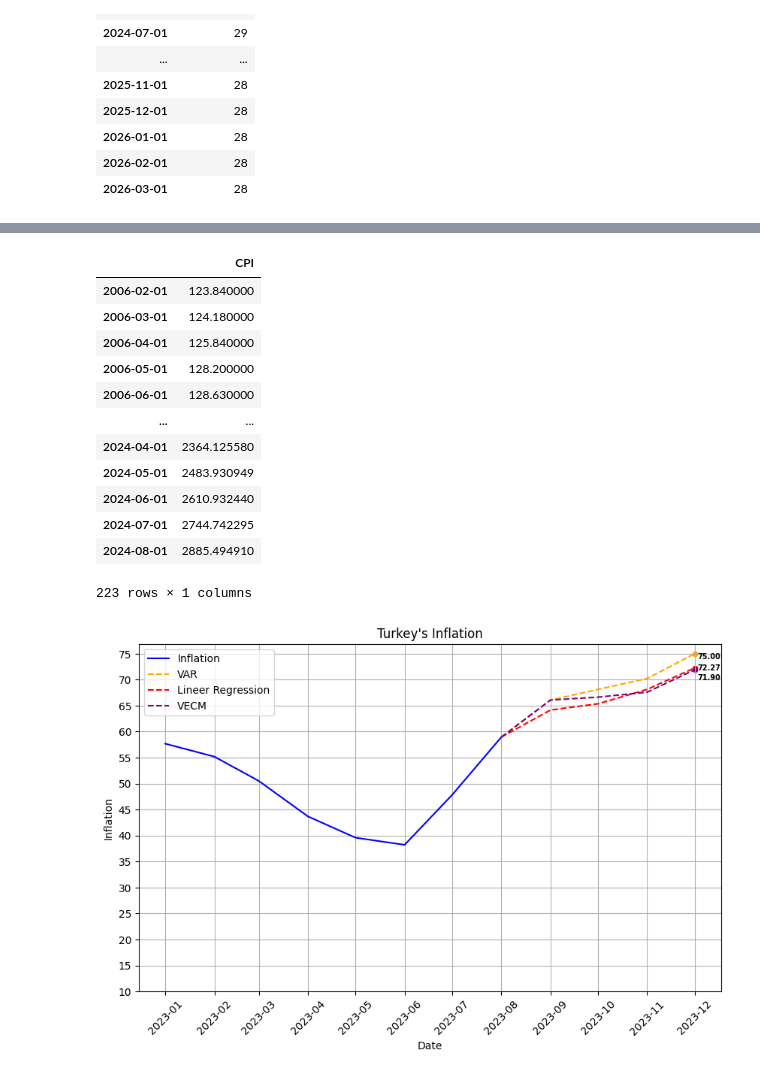
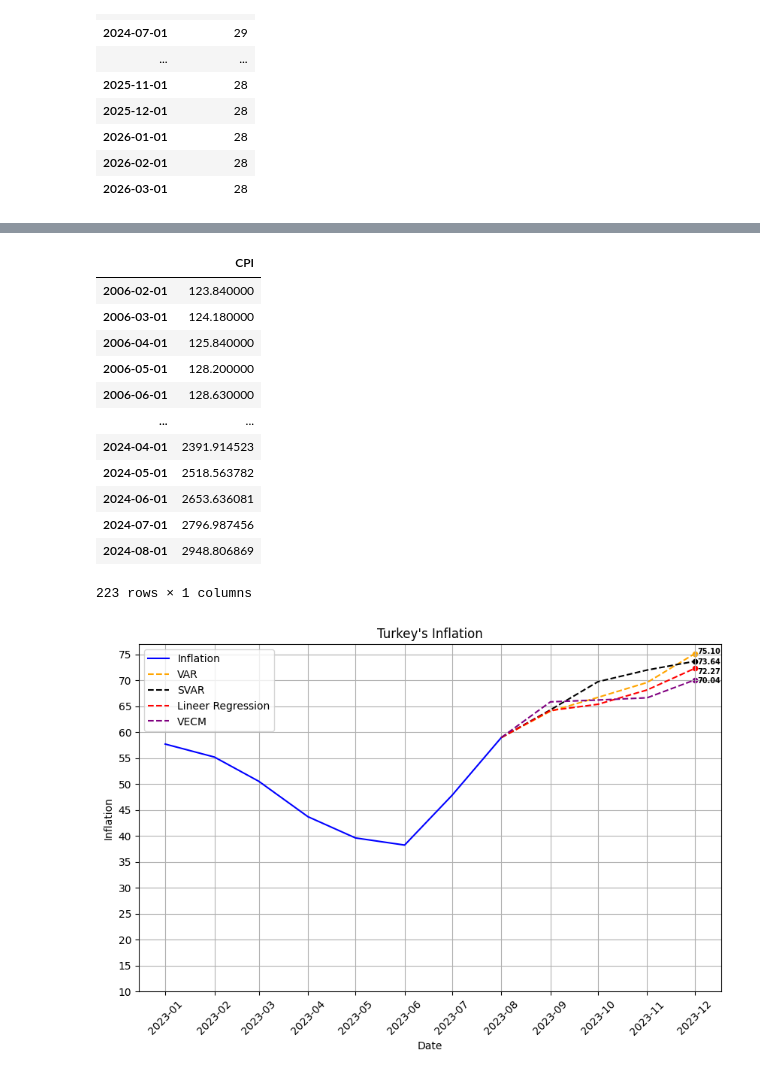
Before and after one commit to kaboya19/InflationForecast, a Jupyter notebook: InflationForecast.ipynb, the cells around one changed output, grey strips where cells are left out. Saved outputs shown, nothing was run; the diff lists cells and outputs as text; code cells hidden in the pictures.

```diff
--- a/InflationForecast.ipynb
+++ b/InflationForecast.ipynb
@@ -73,7 +73,7 @@ inflation=pd.DataFrame(inflation)
 inflation.columns=["Tarih","TÜFE"]
 # %%
 
-inflationagt=pd.DataFrame.from_dict({'Tarih':"2023-9",'TÜFE': [1677]})
+inflationagt=pd.DataFrame.from_dict({'Tarih':"2023-9",'TÜFE': [1717]})
 inflation=pd.concat([inflation,inflationagt],axis=0)
 inflation
 # %% [output]
@@ -1079,0 +1112,6 @@ exog_vars=data[["Döviz Kuru","Para Arzı","Petrol","Kredi Hacmi"]]
+# %%
+dates=pd.date_range('2023-09-01','2024-09-01' , freq='1M')-pd.offsets.MonthBegin(1)
+tahmin5=pd.DataFrame(forecast["TÜFE"])
+tahmin5=tahmin5.set_index(dates)
+tahmin5.columns=["TÜFE"]
+tahmin5
@@ -1327,14 +1293,17 @@ dfas2=pd.DataFrame(dfas2)
 dfas2.columns=["CPI"]
 
 
-dfas3=pd.concat([df["CPI"].head(211),forecast_dynamic["TÜFE"]],axis=0)
-dfas3=pd.DataFrame(dfas3)
-dfas3.columns=["CPI"]
+
 
 
 dfas4=pd.concat([df["CPI"].head(211),tahmin4["TÜFE"]],axis=0)
 dfas4=pd.DataFrame(dfas4)
 dfas4.columns=["CPI"]
+
+dfas5=pd.concat([df["CPI"].head(211),tahmin5["TÜFE"]],axis=0)
+dfas5=pd.DataFrame(dfas5)
+dfas5.columns=["CPI"]
+
 
 
 
@@ -1350,11 +1319,11 @@ dfas6
 | 2006-05-01 | 128.200000 |
 | 2006-06-01 | 128.630000 |
 | ... | ... |
-| 2024-04-01 | 2364.125580 |
-| 2024-05-01 | 2483.930949 |
-| 2024-06-01 | 2610.932440 |
-| 2024-07-01 | 2744.742295 |
-| 2024-08-01 | 2885.494910 |
+| 2024-04-01 | 2391.914523 |
+| 2024-05-01 | 2518.563782 |
+| 2024-06-01 | 2653.636081 |
+| 2024-07-01 | 2796.987456 |
+| 2024-08-01 | 2948.806869 |
 223 rows × 1 columns
 # %%
 import pandas as pd
@@ -1368,25 +1337,22 @@ import pandas as pd
 # 12 ay önceki tüfe değerlerini içeren bir sütun ekleyin
 dff['onceki_yil_tufe'] = dff['CPI'].shift(12)
 dfas2['onceki_yil_tufe'] = dfas2['CPI'].shift(12)
-dfas3['onceki_yil_tufe'] = dfas3['CPI'].shift(12)
 dfas4['onceki_yil_tufe'] = dfas4['CPI'].shift(12)
-
+dfas5['onceki_yil_tufe'] = dfas5['CPI'].shift(12)
 dfas6['onceki_yil_tufe'] = dfas6['CPI'].shift(12)
 
 
 # Yüzde artışı hesaplayın ve 'yillik_enflasyon_orani' sütununu ekleyin
 dff['yillik_enflasyon_orani'] = ((dff['CPI'] / dff['onceki_yil_tufe']) - 1) * 100
 dfas2['yillik_enflasyon_orani'] = ((dfas2['CPI'] / dfas2['onceki_yil_tufe']) - 1) * 100
-dfas3['yillik_enflasyon_orani'] = ((dfas3['CPI'] / dfas3['onceki_yil_tufe']) - 1) * 100
 dfas4['yillik_enflasyon_orani'] = ((dfas4['CPI'] / dfas4['onceki_yil_tufe']) - 1) * 100
-
+dfas5['yillik_enflasyon_orani'] = ((dfas5['CPI'] / dfas5['onceki_yil_tufe']) - 1) * 100
 dfas6['yillik_enflasyon_orani'] = ((dfas6['CPI'] / dfas6['onceki_yil_tufe']) - 1) * 100
 # NaN değerleri (ilk 12 ay) veriden çıkarın
 dff.dropna(inplace=True)
 dfas2.dropna(inplace=True)
-dfas3.dropna(inplace=True)
 dfas4.dropna(inplace=True)
-
+dfas5.dropna(inplace=True)
 dfas6.dropna(inplace=True)
 # %%
 dates=pd.date_range('2008-02-01','2026-02-01' , freq='1M')-pd.offsets.MonthBegin(1)
@@ -1399,8 +1365,8 @@ dates=pd.date_range('2008-02-01','2026-02-01' , freq='1M')-pd.offsets.MonthBegin
 # Grafik çizdirelim
 plt.figure(figsize=(10, 6))
 plt.plot(dff.iloc[191:199]["yillik_enflasyon_orani"], label='Inflation', color='blue')
-#plt.plot(dfas2.iloc[198:202]["yillik_enflasyon_orani"],label='Your Forecast with monetary tightening', color='green')
 plt.plot(dfas6.iloc[198:203]["yillik_enflasyon_orani"],'--',label='VAR', color='orange'    )
+plt.plot(dfas5.iloc[198:203]["yillik_enflasyon_orani"],'--',label='SVAR', color='black')
 plt.plot(dff.iloc[198:203]["yillik_enflasyon_orani"],'--',label='Lineer Regression', color='red')
 plt.plot(dfas4.iloc[198:203]["yillik_enflasyon_orani"],'--',label='VECM', color='purple')
 
@@ -1418,34 +1384,40 @@ while y_ticks[-1] < y_max:
 
 son_dort_veri=dff["yillik_enflasyon_orani"].iloc[202:203]
 son_dort_veri3=dfas4["yillik_enflasyon_orani"].iloc[202:203]
+son_dort_veri4=dfas5["yillik_enflasyon_orani"].iloc[202:203]
 son_dort_veri5=dfas6["yillik_enflasyon_orani"].iloc[202:203]
 
 # Y ekseni etiketlerini ayarlama
 for i, v in enumerate(son_dort_veri):
-    plt.annotate(f'{v:.2f}', (son_dort_veri.index[i], v), xytext=(3, -2), textcoords='offset points', fontsize=7,
+    plt.annotate(f'{v:.2f}', (son_dort_veri.index[i], v), xytext=(3, -5), textcoords='offset points', fontsize=7,
                  color='black', fontweight='bold')
     plt.scatter(son_dort_veri.index,son_dort_veri,color='red',s=20)
 
 
 for i, v in enumerate(son_dort_veri3):
-    plt.annotate(f'{v:.2f}', (son_dort_veri3.index[i], v), xytext=(3, -10), textcoords='offset points', fontsize=7,
+    plt.annotate(f'{v:.2f}', (son_dort_veri3.index[i], v), xytext=(3, -3), textcoords='offset points', fontsize=7,
                  color='black', fontweight='bold')
     plt.scatter(son_dort_veri3.index,son_dort_veri3,color='purple',s=20)
 
+for i,v in enumerate(son_dort_veri4):
+    plt.annotate(f'{v:.2f}', (son_dort_veri4.index[i], v), xytext=(3, -3), textcoords='offset points', fontsize=7,
+                 color='black', fontweight='bold')
+    plt.scatter(son_dort_veri4.index,son_dort_veri4,color='black',s=20)
+
 
 for i,v in enumerate(son_dort_veri5):
-    plt.annotate(f'{v:.2f}', (son_dort_veri5.index[i], v), xytext=(3, -5), textcoords='offset points', fontsize=7,
+    plt.annotate(f'{v:.2f}', (son_dort_veri5.index[i], v), xytext=(3, 0), textcoords='offset points', fontsize=7,
                  color='black', fontweight='bold')
     plt.scatter(son_dort_veri5.index,son_dort_veri5,color='orange',s=20)
 
 
 
 
 # Y ekseni etiketlerini ayarlama
 plt.yticks(y_ticks)
 plt.title("Turkey's Inflation")
 plt.legend()
 plt.grid(True)
 plt.show()
 # %% [output]
-[figure, old version]
+[figure, new version]
```
Also changed, not shown: parts of 21 cells of this notebook.
